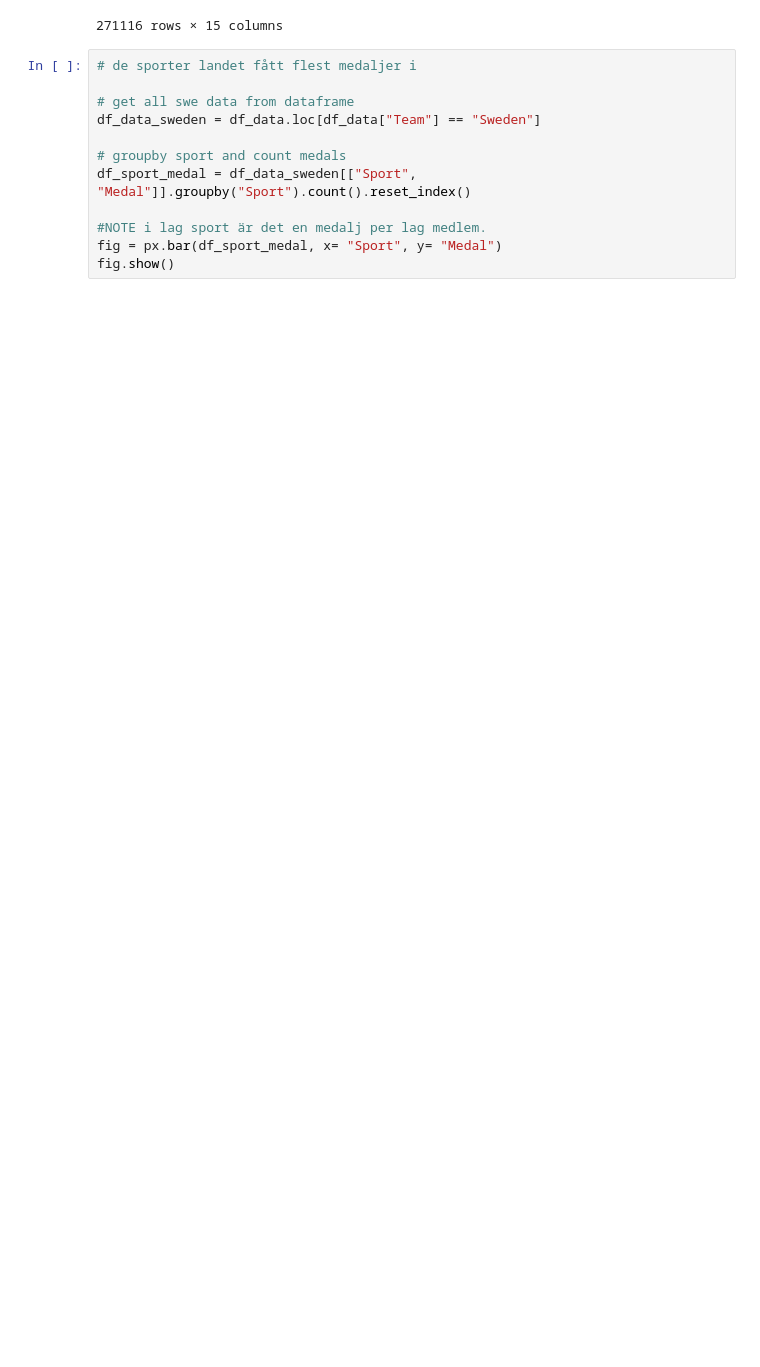
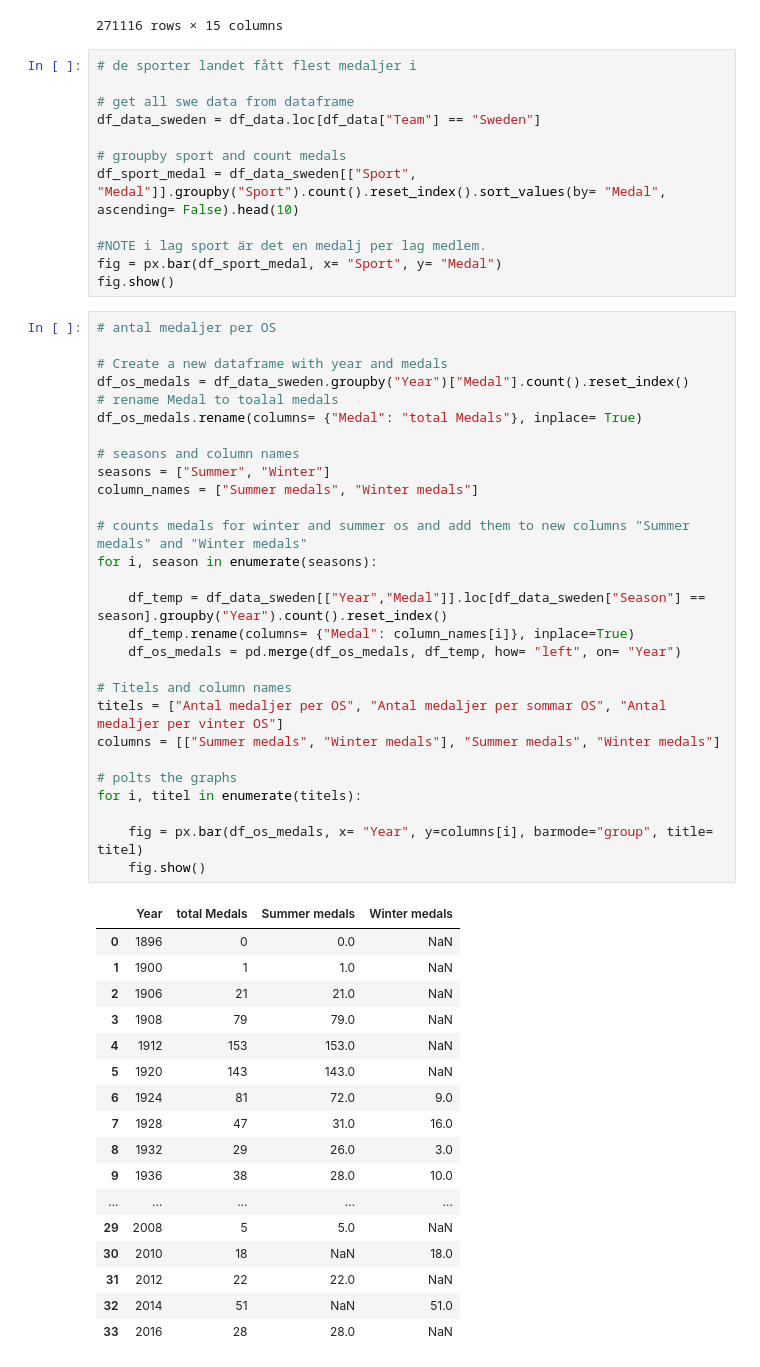
Before and after one commit to Danneftw1/Projekt-Databehandling, a Jupyter notebook: Uppgift_1.ipynb, the cells around one changed output. Cells and saved outputs as stored; diff of their text form; blank space fills up the shorter version.

Commit message:
created graphs, about number of medals per OS

```diff
--- a/Uppgift_1.ipynb
+++ b/Uppgift_1.ipynb
@@ -34,8 +34,54 @@ df_data
 df_data_sweden = df_data.loc[df_data["Team"] == "Sweden"]
 
 # groupby sport and count medals
-df_sport_medal = df_data_sweden[["Sport", "Medal"]].groupby("Sport").count().reset_index()
+df_sport_medal = df_data_sweden[["Sport", "Medal"]].groupby("Sport").count().reset_index().sort_values(by= "Medal", ascending= False).head(10)
 
 #NOTE i lag sport är det en medalj per lag medlem.
 fig = px.bar(df_sport_medal, x= "Sport", y= "Medal")
 fig.show()
+# %%
+# antal medaljer per OS
+
+# Create a new dataframe with year and medals
+df_os_medals = df_data_sweden.groupby("Year")["Medal"].count().reset_index()
+# rename Medal to toalal medals
+df_os_medals.rename(columns= {"Medal": "total Medals"}, inplace= True)
+
+# seasons and column names
+seasons = ["Summer", "Winter"]
+column_names = ["Summer medals", "Winter medals"]
+
+# counts medals for winter and summer os and add them to new columns "Summer medals" and "Winter medals"
+for i, season in enumerate(seasons):
+
+    df_temp = df_data_sweden[["Year","Medal"]].loc[df_data_sweden["Season"] == season].groupby("Year").count().reset_index()
+    df_temp.rename(columns= {"Medal": column_names[i]}, inplace=True)
+    df_os_medals = pd.merge(df_os_medals, df_temp, how= "left", on= "Year")
+
+# Titels and column names
+titels = ["Antal medaljer per OS", "Antal medaljer per sommar OS", "Antal medaljer per vinter OS"]
+columns = [["Summer medals", "Winter medals"], "Summer medals", "Winter medals"]
+
+# polts the graphs
+for i, titel in enumerate(titels):
+
+    fig = px.bar(df_os_medals, x= "Year", y=columns[i], barmode="group", title= titel)
+    fig.show()
+# %% [output]
+|  | Year | total Medals | Summer medals | Winter medals |
+| 0 | 1896 | 0 | 0.0 | NaN |
+| 1 | 1900 | 1 | 1.0 | NaN |
+| 2 | 1906 | 21 | 21.0 | NaN |
+| 3 | 1908 | 79 | 79.0 | NaN |
+| 4 | 1912 | 153 | 153.0 | NaN |
+| 5 | 1920 | 143 | 143.0 | NaN |
+| 6 | 1924 | 81 | 72.0 | 9.0 |
+| 7 | 1928 | 47 | 31.0 | 16.0 |
+| 8 | 1932 | 29 | 26.0 | 3.0 |
+| 9 | 1936 | 38 | 28.0 | 10.0 |
+| ... | ... | ... | ... | ... |
+| 29 | 2008 | 5 | 5.0 | NaN |
+| 30 | 2010 | 18 | NaN | 18.0 |
+| 31 | 2012 | 22 | 22.0 | NaN |
+| 32 | 2014 | 51 | NaN | 51.0 |
+| 33 | 2016 | 28 | 28.0 | NaN |
```
